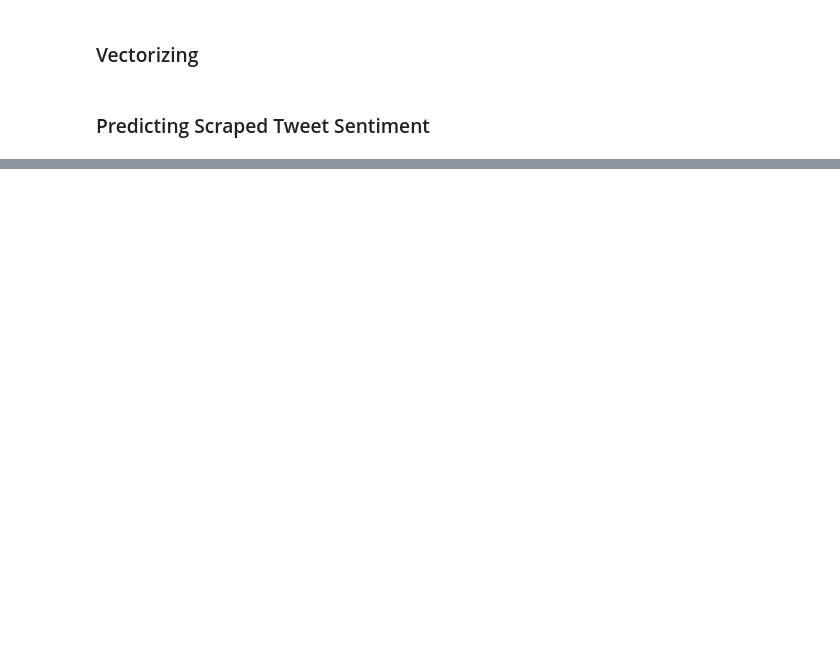
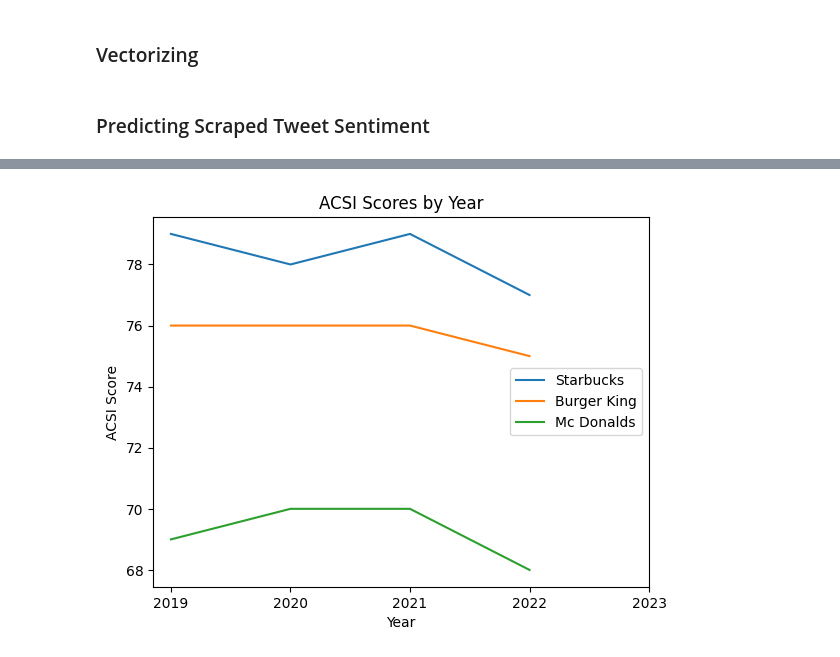
Before and after one commit to DavidStein7/marketing_analytics_project, a Jupyter notebook: Notebooks/data_preparation.ipynb, the cells around one changed output, grey strips where cells are left out. Saved outputs shown, nothing was run; the diff lists cells and outputs as text; code cells hidden in the pictures; blank space fills up the shorter version.

```diff
--- a/Notebooks/data_preparation.ipynb
+++ b/Notebooks/data_preparation.ipynb
@@ -1673,0 +1665,10 @@ len(pred_starbucks)
+# %%
+# Create dataframe with ACSI Scores as reference
+acsi_scores = pd.DataFrame({
+    'Year': [2019, 2020, 2021, 2022],
+    'Starbucks': [79, 78, 79, 77],      # https://www.statista.com/statistics/216719/starbucks--customer-satisfaction-in-the-us/
+    'Burger King': [76, 76, 76, 75],    # https://www.statista.com/statistics/216692/burger-king--customer-satisfaction-in-the-us/
+    'Mc Donalds': [69, 70, 70, 68]      # https://www.statista.com/statistics/216696/mcdonalds--customer-satisfaction-in-the-us/
+}).set_index('Year')
+
+acsi_scores
@@ -1673,0 +1682,16 @@ len(pred_starbucks)
+# %%
+# Plotting a bar plot
+acsi_scores.plot()
+
+# Adding labels and title
+plt.xlabel('Year')
+plt.ylabel('ACSI Score')
+plt.title('ACSI Scores by Year')
+
+# Formatting x-axis ticks to display only full numbers
+plt.xticks(average_values_starbucks.index)
+
+# Displaying the plot
+plt.show()
+# %% [output]
+[figure, added]
```
Also changed, not shown: parts of 18 cells of this notebook.
